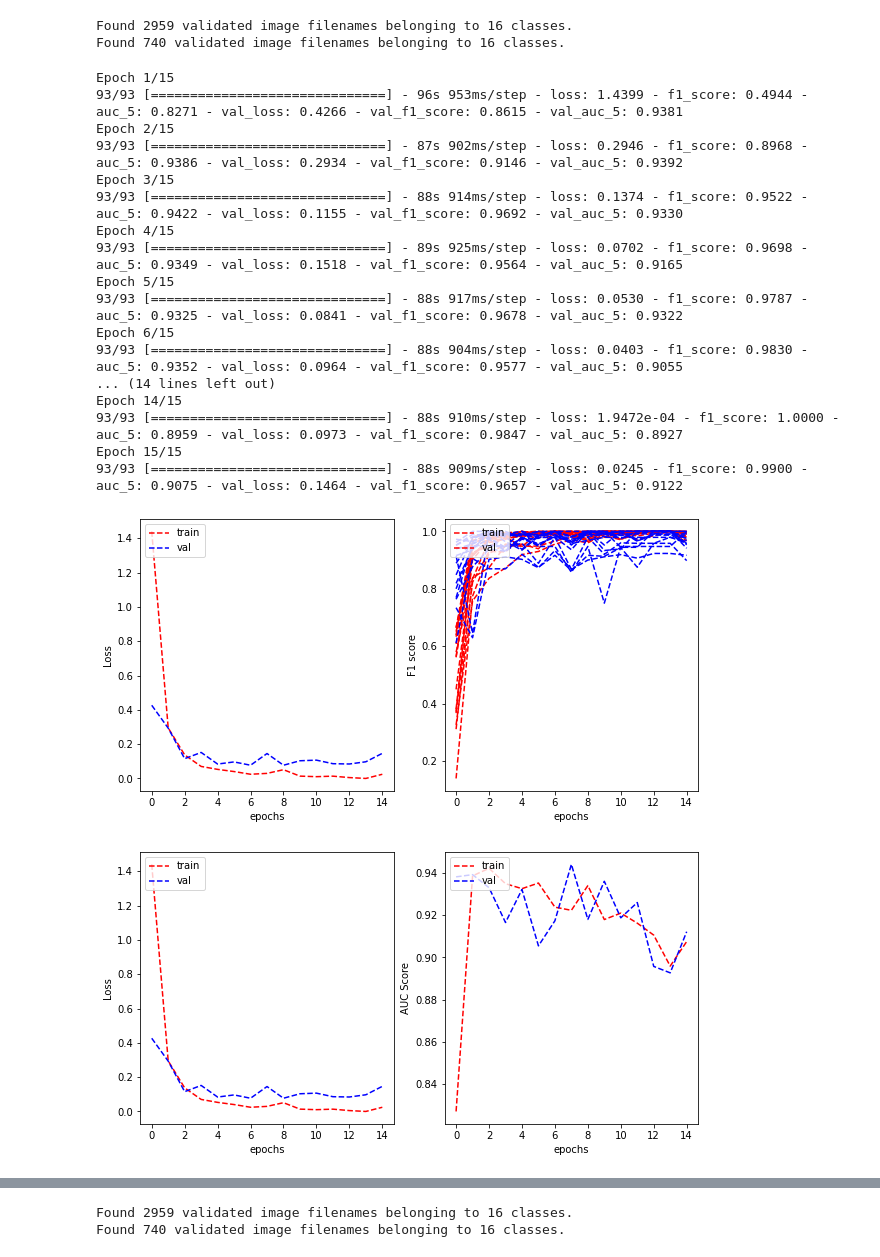
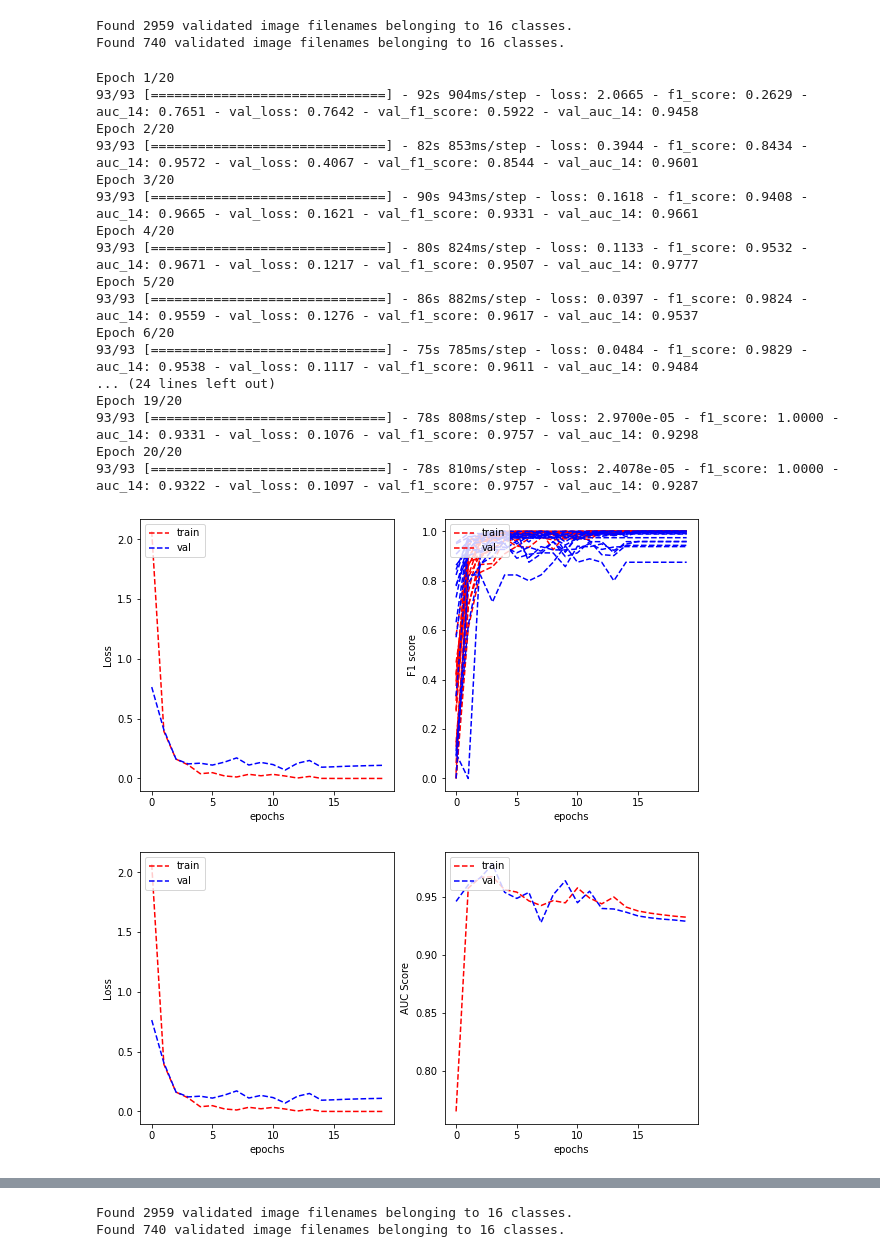
Before and after one commit to Sup-Yam/cmlassignment2, a Jupyter notebook: Assignment2_S3860925_S3825856.ipynb, the cells around one changed output, grey strips where cells are left out. Cells and saved outputs as stored; diff of their text form; code cells hidden in the pictures.

```diff
--- a/Assignment2_S3860925_S3825856.ipynb
+++ b/Assignment2_S3860925_S3825856.ipynb
@@ -1230,37 +1228,37 @@ train_generator,validation_generator = calculate_generators(train_df, val_df, 'i
 Found 2959 validated image filenames belonging to 16 classes.
 Found 740 validated image filenames belonging to 16 classes.
 # %%
-history_VGG_type = model_VGG_type.fit_generator(train_generator, validation_data = validation_generator, epochs=30, verbose=1)
+history_VGG_type = model_VGG_type.fit_generator(train_generator, validation_data = validation_generator, epochs=20, verbose=1)
 # %% [output]
-Epoch 1/15
-93/93 [==============================] - 96s 953ms/step - loss: 1.4399 - f1_score: 0.4944 - auc_5: 0.8271 - val_loss: 0.4266 - val_f1_score: 0.8615 - val_auc_5: 0.9381
-Epoch 2/15
-93/93 [==============================] - 87s 902ms/step - loss: 0.2946 - f1_score: 0.8968 - auc_5: 0.9386 - val_loss: 0.2934 - val_f1_score: 0.9146 - val_auc_5: 0.9392
-Epoch 3/15
-93/93 [==============================] - 88s 914ms/step - loss: 0.1374 - f1_score: 0.9522 - auc_5: 0.9422 - val_loss: 0.1155 - val_f1_score: 0.9692 - val_auc_5: 0.9330
-Epoch 4/15
-93/93 [==============================] - 89s 925ms/step - loss: 0.0702 - f1_score: 0.9698 - auc_5: 0.9349 - val_loss: 0.1518 - val_f1_score: 0.9564 - val_auc_5: 0.9165
-Epoch 5/15
-93/93 [==============================] - 88s 917ms/step - loss: 0.0530 - f1_score: 0.9787 - auc_5: 0.9325 - val_loss: 0.0841 - val_f1_score: 0.9678 - val_auc_5: 0.9322
-Epoch 6/15
-93/93 [==============================] - 88s 904ms/step - loss: 0.0403 - f1_score: 0.9830 - auc_5: 0.9352 - val_loss: 0.0964 - val_f1_score: 0.9577 - val_auc_5: 0.9055
-... (14 lines left out)
-Epoch 14/15
-93/93 [==============================] - 88s 910ms/step - loss: 1.9472e-04 - f1_score: 1.0000 - auc_5: 0.8959 - val_loss: 0.0973 - val_f1_score: 0.9847 - val_auc_5: 0.8927
-Epoch 15/15
-93/93 [==============================] - 88s 909ms/step - loss: 0.0245 - f1_score: 0.9900 - auc_5: 0.9075 - val_loss: 0.1464 - val_f1_score: 0.9657 - val_auc_5: 0.9122
+Epoch 1/20
+93/93 [==============================] - 92s 904ms/step - loss: 2.0665 - f1_score: 0.2629 - auc_14: 0.7651 - val_loss: 0.7642 - val_f1_score: 0.5922 - val_auc_14: 0.9458
+Epoch 2/20
+93/93 [==============================] - 82s 853ms/step - loss: 0.3944 - f1_score: 0.8434 - auc_14: 0.9572 - val_loss: 0.4067 - val_f1_score: 0.8544 - val_auc_14: 0.9601
+Epoch 3/20
+93/93 [==============================] - 90s 943ms/step - loss: 0.1618 - f1_score: 0.9408 - auc_14: 0.9665 - val_loss: 0.1621 - val_f1_score: 0.9331 - val_auc_14: 0.9661
+Epoch 4/20
+93/93 [==============================] - 80s 824ms/step - loss: 0.1133 - f1_score: 0.9532 - auc_14: 0.9671 - val_loss: 0.1217 - val_f1_score: 0.9507 - val_auc_14: 0.9777
+Epoch 5/20
+93/93 [==============================] - 86s 882ms/step - loss: 0.0397 - f1_score: 0.9824 - auc_14: 0.9559 - val_loss: 0.1276 - val_f1_score: 0.9617 - val_auc_14: 0.9537
+Epoch 6/20
+93/93 [==============================] - 75s 785ms/step - loss: 0.0484 - f1_score: 0.9829 - auc_14: 0.9538 - val_loss: 0.1117 - val_f1_score: 0.9611 - val_auc_14: 0.9484
+... (24 lines left out)
+Epoch 19/20
+93/93 [==============================] - 78s 808ms/step - loss: 2.9700e-05 - f1_score: 1.0000 - auc_14: 0.9331 - val_loss: 0.1076 - val_f1_score: 0.9757 - val_auc_14: 0.9298
+Epoch 20/20
+93/93 [==============================] - 78s 810ms/step - loss: 2.4078e-05 - f1_score: 1.0000 - auc_14: 0.9322 - val_loss: 0.1097 - val_f1_score: 0.9757 - val_auc_14: 0.9287
 # %%
 plot_learning_curve(history_VGG_type.history['loss'], history_VGG_type.history['val_loss'],
                     history_VGG_type.history['f1_score'], history_VGG_type.history['val_f1_score'],
                     metric_name='F1 score')
 # %% [output]
-[figure, old version]
+[figure, new version]
 # %%
 plot_learning_curve(history_VGG_type.history['loss'], history_VGG_type.history['val_loss'],
-                    history_VGG_type.history['auc_5'], history_VGG_type.history['val_auc_5'],
+                    history_VGG_type.history['auc_14'], history_VGG_type.history['val_auc_14'],
                     metric_name='AUC Score')
 # %% [output]
-[figure, old version]
+[figure, new version]
 # %% [markdown]
 **Observations**
 
```
Also changed, not shown: parts of 80 cells of this notebook.
